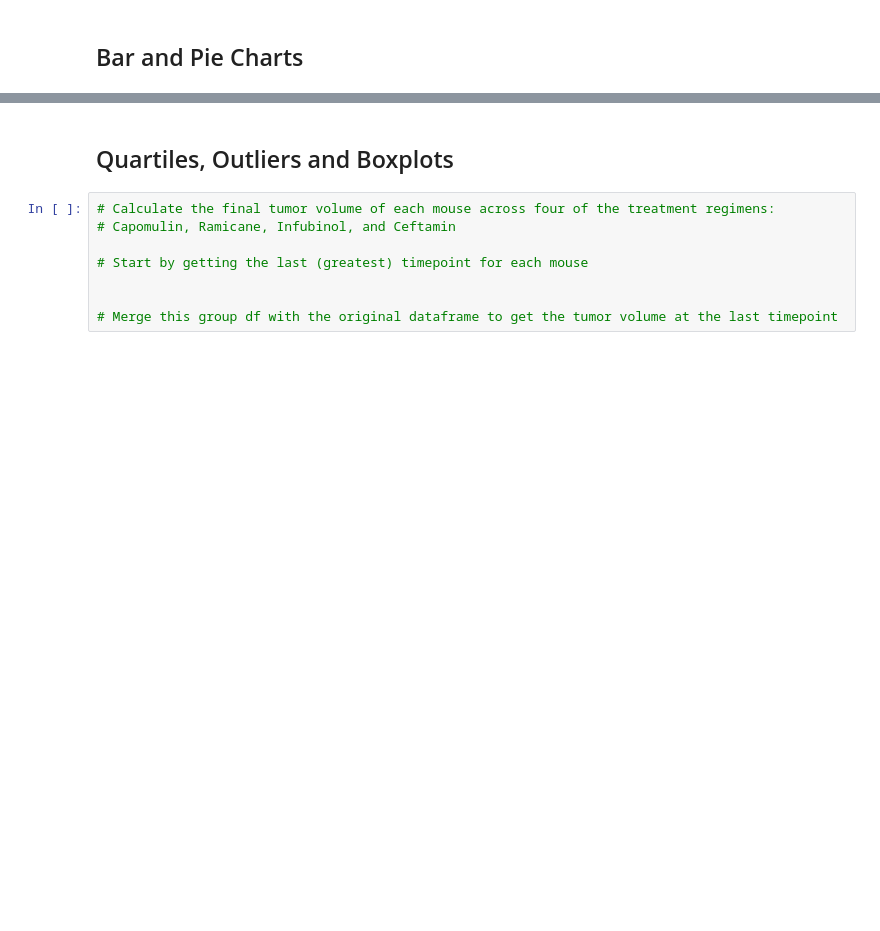
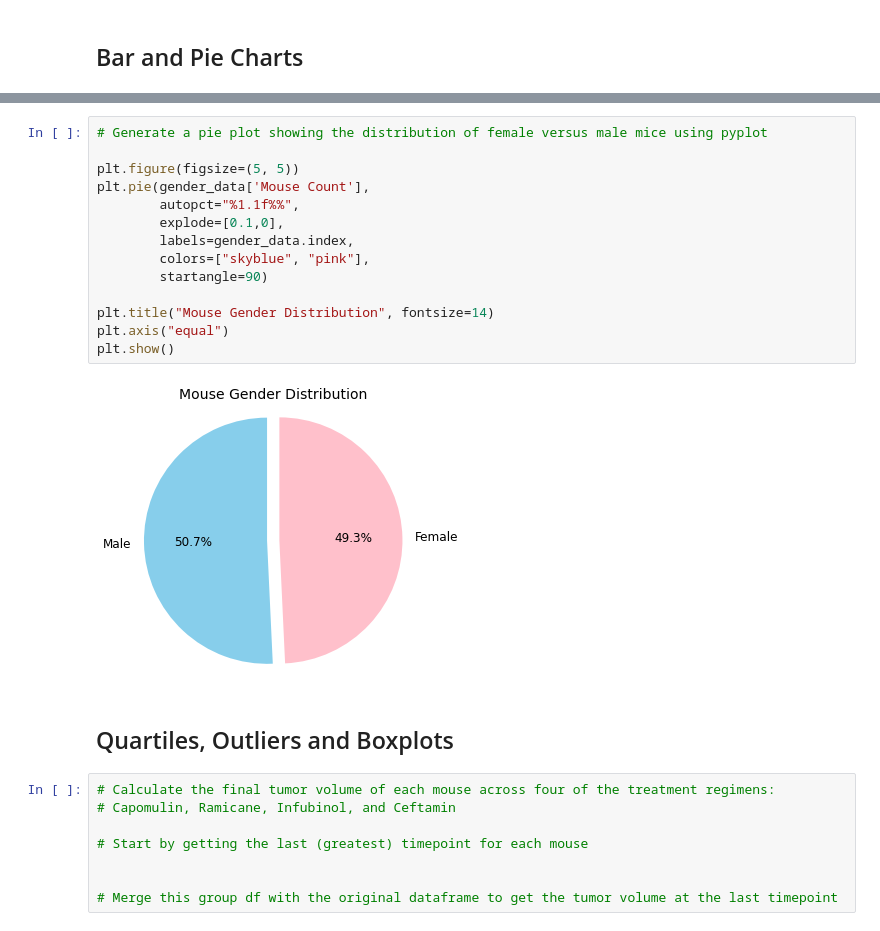
Before and after one commit to CicilyGeorge/Matplotlib-challenge, a Jupyter notebook: pymaceuticals.ipynb, the cells around one changed output, grey strips where cells are left out. Drawn from its saved outputs; the diff is of its cells as text; blank space fills up the shorter version.

```diff
--- a/pymaceuticals.ipynb
+++ b/pymaceuticals.ipynb
@@ -102,3 +209,19 @@ mouse_count2
+# %%
+# Generate a pie plot showing the distribution of female versus male mice using pyplot
+
+plt.figure(figsize=(5, 5))
+plt.pie(gender_data['Mouse Count'],
+        autopct="%1.1f%%",
+        explode=[0.1,0],
+        labels=gender_data.index,
+        colors=["skyblue", "pink"],
+        startangle=90)
+
+plt.title("Mouse Gender Distribution", fontsize=14)
+plt.axis("equal")
+plt.show()
+# %% [output]
+[figure, added]
 # %% [markdown]
 ## Quartiles, Outliers and Boxplots
 # %%
```
Also changed, not shown: parts of 17 cells of this notebook.
